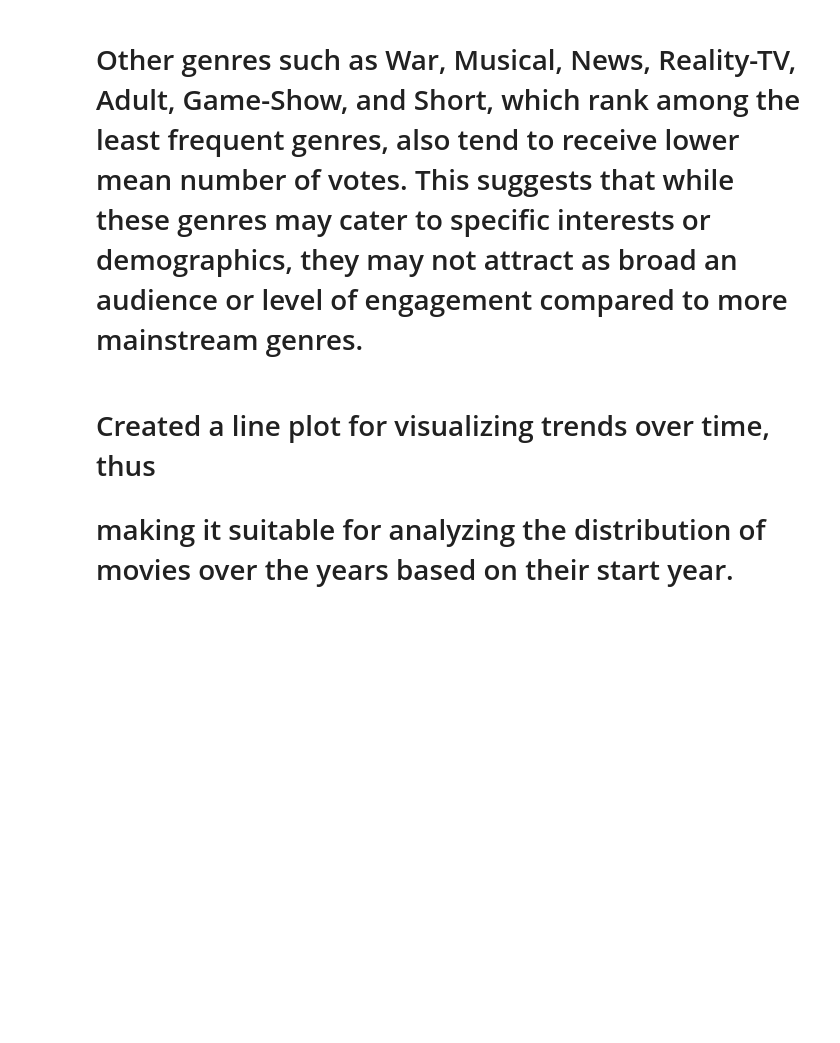
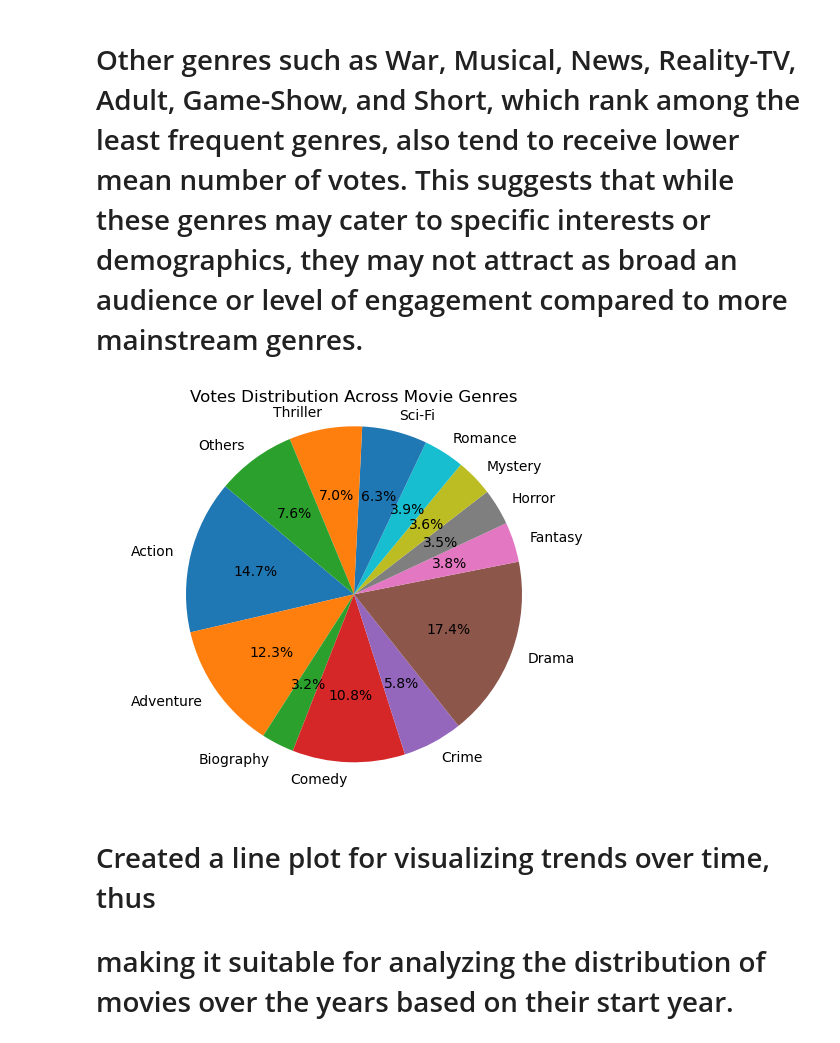
Before and after one commit to Muthama42/phase-1-project, a Jupyter notebook: student.ipynb, the cells around one changed output. Cells and saved outputs as stored; diff of their text form; code cells hidden in the pictures; blank space fills up the shorter version.

```diff
--- a/student.ipynb
+++ b/student.ipynb
@@ -256,6 +256,32 @@ Name: numvotes, dtype: float64
 # Fantasy and Western genres, although among the least frequent, still demonstrate a notable level of mean number of votes. This indicates that despite being less common in terms of movie production, these genres continue to attract attention and engagement from viewers.
 #
 # Other genres such as War, Musical, News, Reality-TV, Adult, Game-Show, and Short, which rank among the least frequent genres, also tend to receive lower mean number of votes. This suggests that while these genres may cater to specific interests or demographics, they may not attract as broad an audience or level of engagement compared to more mainstream genres.
+# %%
+# Create a pie chart representing the proportion of votes per genre:
+
+# aggregate the total numvotes by genre
+genre_votes_total = result_expanded.groupby('genre')['numvotes'].sum()
+
+# Calculate the percentage of total votes for each genre
+genre_votes_percentage = (genre_votes_total / genre_votes_total.sum()) * 100
+
+# Filter out genres with less than 3% of total votes to group them into 'Others'
+small_genres = genre_votes_percentage[genre_votes_percentage < 3]
+other_percentage = small_genres.sum()
+
+# Remove small genres from the original series and add 'Others'
+filtered_genres = genre_votes_percentage[genre_votes_percentage >= 3]
+filtered_genres['Others'] = other_percentage
+
+# Now, let's create the pie chart with the adjusted data
+fig, ax = plt.subplots()
+ax.pie(filtered_genres.values, labels=filtered_genres.index, autopct='%1.1f%%', startangle=140)
+ax.axis('equal')  # Ensures the pie chart is a circle.
+
+plt.title('Votes Distribution Across Movie Genres')
+plt.show()
+# %% [output]
+[figure, added]
 # %% [markdown]
 # Created a line plot for visualizing trends over time, thus
 # making it suitable for analyzing the distribution of movies over the years based on their start year.
```
Also changed, not shown: 9 other files.
